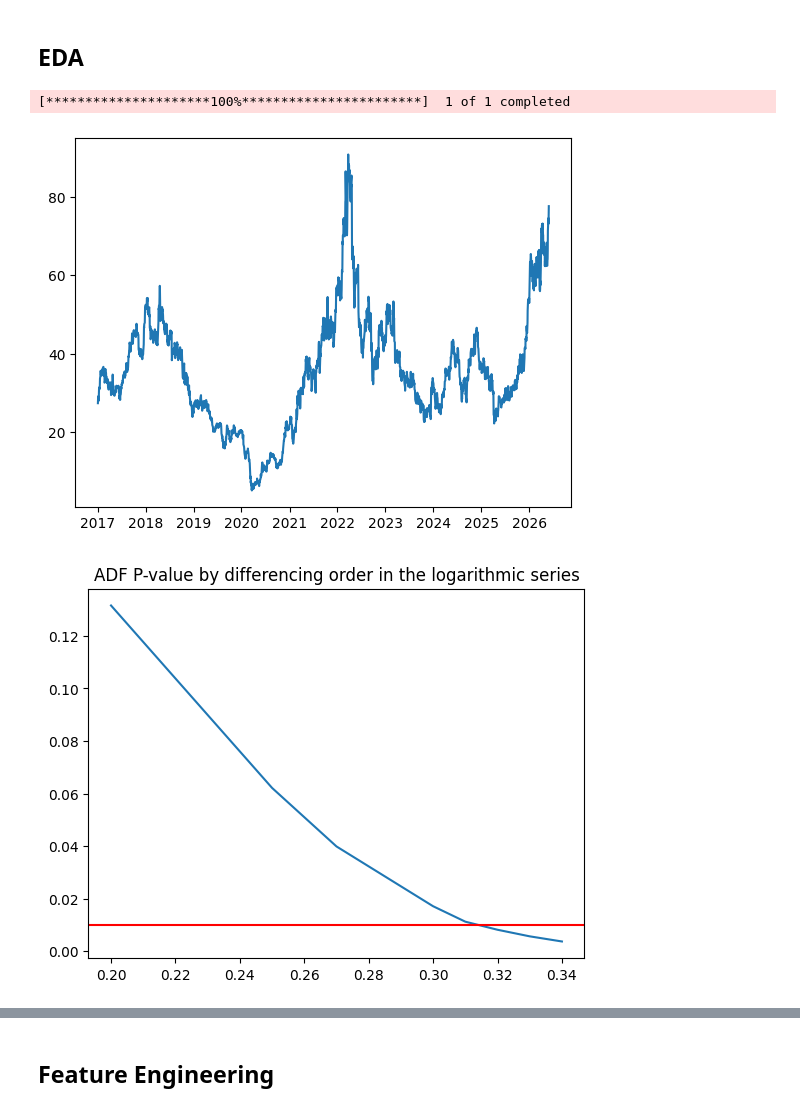
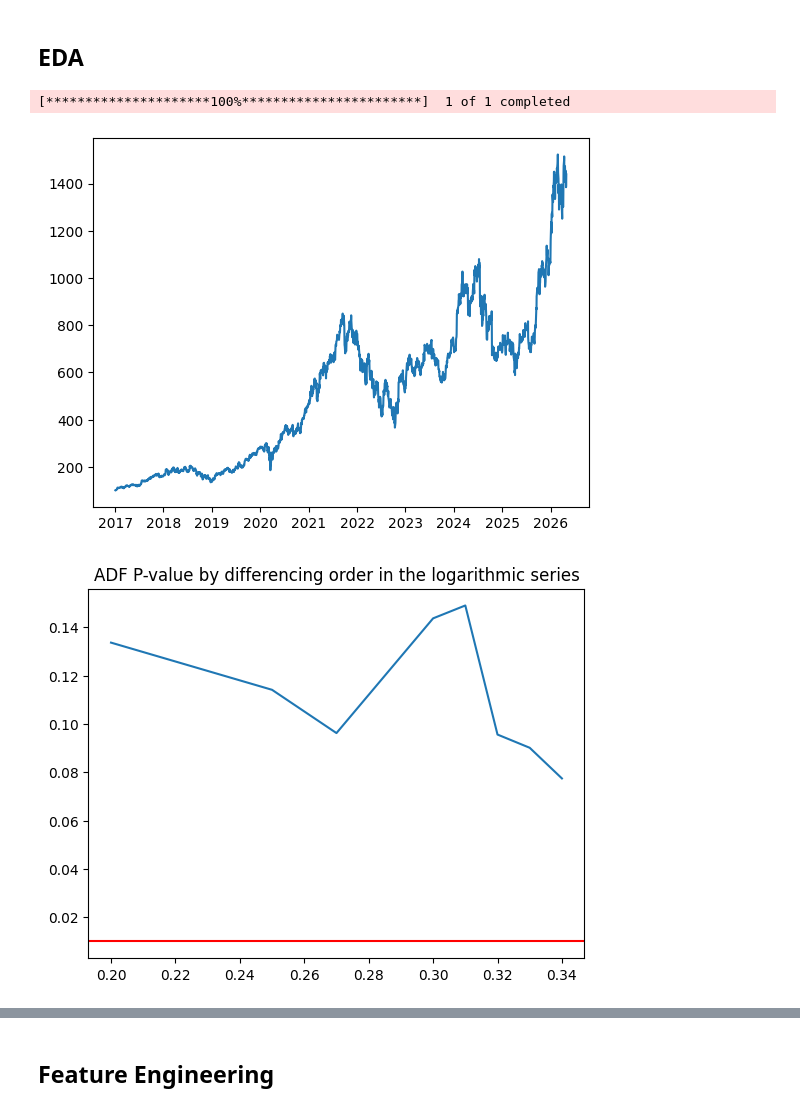
Before and after one commit to asderman43/finance, a Jupyter notebook: notebooks/004_regimes.ipynb, the cells around one changed output, grey strips where cells are left out. Saved outputs shown, nothing was run; the diff lists cells and outputs as text; code cells hidden in the pictures.

```diff
--- a/notebooks/004_regimes.ipynb
+++ b/notebooks/004_regimes.ipynb
@@ -10,9 +10,12 @@ from src.main import get_data
 ## EDA
 # %%
 from src.indicators import calc_adx, calc_log_rt, calc_rvol
+from src.regimes.config import load_config
 
 
-data = get_data(["AA"], "2017-01-01", "2026-06-01")
+cfg = load_config("configs/regimes.yaml")
+
+data = get_data(cfg.stock.ticker, cfg.stock.start, cfg.stock.end)
 
 
 data.columns = data.columns.droplevel(1)
@@ -21,34 +24,34 @@ adx = calc_adx(data["High"], data["Low"], data["Close"])["adx"]
 
 close = data["Close"]
 volume = data["Volume"]
 plt.plot(close)
 plt.show()
 
 from src.indicators import calc_macd, rolling_zscore
 
 macd = calc_macd(closing=close)
 z_score = rolling_zscore(macd["histogram"], 20)
 
 log_return = calc_log_rt(close)
 realized_vol = calc_rvol(log_return)
 
 
 
 df = pd.DataFrame({
     "close": close,
     "adx": adx,
     "log_close": np.log(close),
     "macd": macd["histogram"],
     "z_score": z_score,
     "rvol": realized_vol,
     "log_return": log_return
 })
 # df["close"] = close
 # df["adx"] = adx
 # df["log_close"] = np.log(close)
 # %% [output]
 [*********************100%***********************]  1 of 1 completed
-[figure, old version]
+[figure, new version]
 # %%
 from src.features.frac_diff import differencing
 from statsmodels.tsa.stattools import adfuller
@@ -68,7 +71,7 @@ plt.axhline(y=0.01,color='r')
 plt.title('ADF P-value by differencing order in the logarithmic series')
 plt.show()
 # %% [output]
-[figure, old version]
+[figure, new version]
 # %%
 tau=1e-4
 
```
Also changed, not shown: parts of 5 cells of this notebook, 3 other files.
